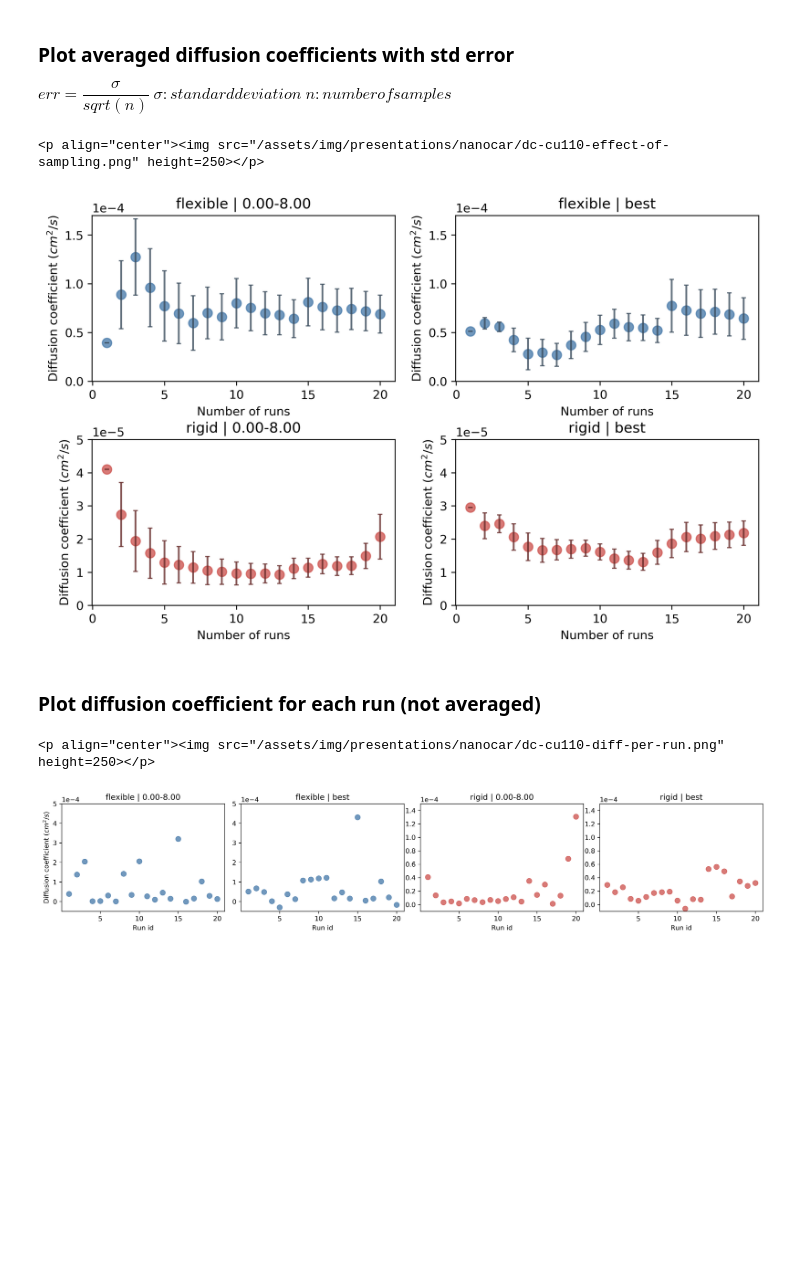
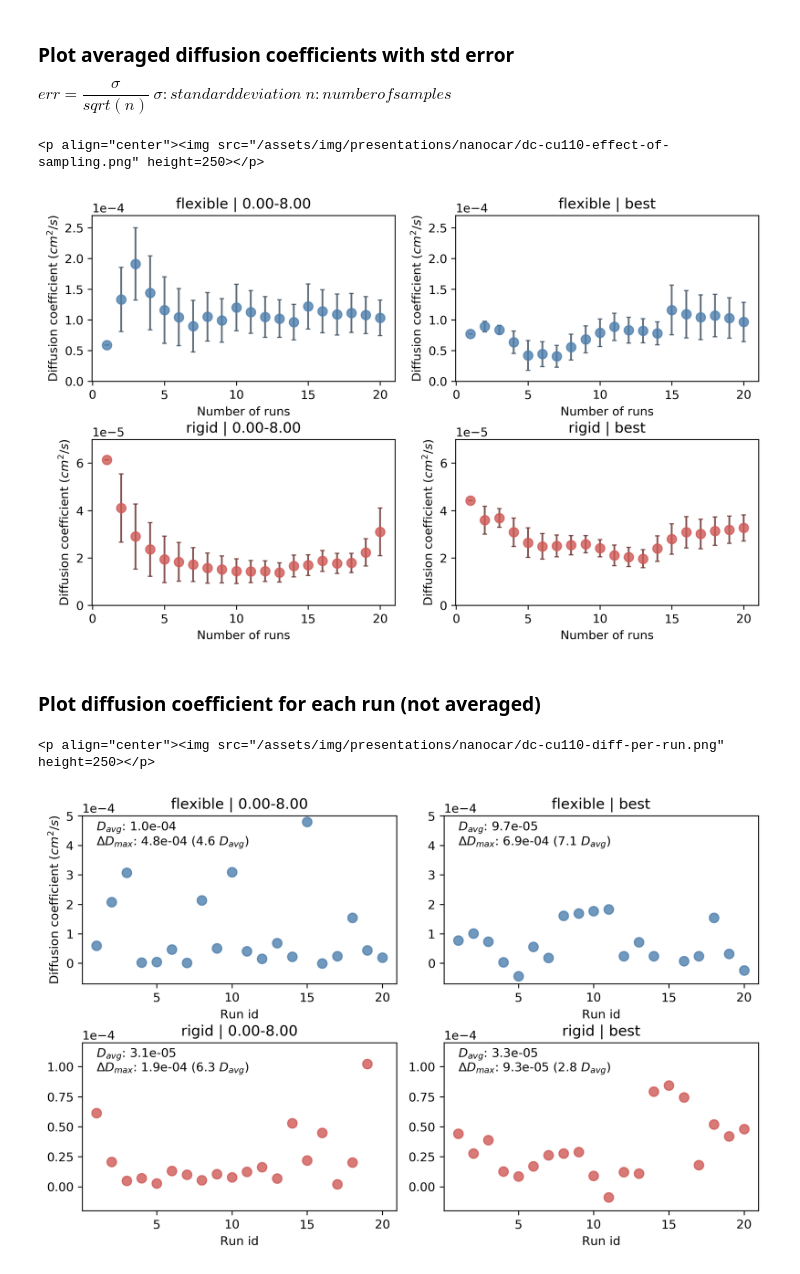
Before and after one commit to kbsezginel/nanocar-misc, a Jupyter notebook: diffusion/analysis/effect-of-sampling.ipynb, the cells around one changed output. Cells and saved outputs as stored; diff of their text form; code cells hidden in the pictures; blank space fills up the shorter version.

Commit message:
Update diffusion analysis.

```diff
--- a/diffusion/analysis/effect-of-sampling.ipynb
+++ b/diffusion/analysis/effect-of-sampling.ipynb
@@ -18,11 +22,10 @@ ALL_DATA = {}
 for sim_type in ['temperature-flexible', 'temperature-rigid']:
     DATA = {}
     simdir = '%s/%s/%s/%s' % (data_dir, sim_type, mol_name, temperature)
-    for run in range(20):
-        runs = list(range(1, run + 2))
-        simlist = [os.path.join(simdir, str(r)) for r in runs]
-        pos_array = read_position_array(simlist, directions=['x', 'y', 'z'], t_skip=2, log='log.%s' % mol_name)
-        DATA[run + 1] = calculate_diffusion_coefficient(pos_array, average_frames=1, fs_per_frame=1000)
+    for run in range(1, 21):
+        simlist = [os.path.join(simdir, str(run))]
+        pos_array = read_position_array(simlist, directions=['x', 'y'], t_skip=2, log='log.%s' % mol_name)
+        DATA[run] = calculate_diffusion_coefficient(pos_array, average_frames=1, fs_per_frame=1000)
     ALL_DATA[sim_type.split('-')[1]] = DATA
 # %% [output]
 1 runs:
@@ -79,10 +47,0 @@ print('<p align="center"><img src="/assets/img/presentations/nanocar/%s" height=
-# %%
-ALL_DATA = {}
-for sim_type in ['temperature-flexible', 'temperature-rigid']:
-    DATA = {}
-    simdir = '%s/%s/%s/%s' % (data_dir, sim_type, mol_name, temperature)
-    for run in range(1, 21):
-        simlist = [os.path.join(simdir, str(run))]
-        pos_array = read_position_array(simlist, directions=['x', 'y', 'z'], t_skip=2, log='log.%s' % mol_name)
-        DATA[run] = calculate_diffusion_coefficient(pos_array, average_frames=1, fs_per_frame=1000)
-    ALL_DATA[sim_type.split('-')[1]] = DATA
@@ -111,7 +52,7 @@ $ err = \dfrac{\sigma}{sqrt(n)} $   $ \sigma: standard deviation $   $ n: number
 fig = plt.figure(figsize=(10, 6), dpi=300)
 fig.subplots_adjust(wspace=0.2, hspace=0.35)
 fit_ranges = ['0.00-8.00', 'best']
-ylims = dict(flexible=(0, 1.7e-4), rigid=(0, .5e-4))
+ylims = dict(flexible=(0, 2.7e-4), rigid=(0, 0.7e-4))
 runs = list(range(1, 21))
 idx = 1
 for sim_type in ALL_DATA:
@@ -124,7 +65,7 @@ for sim_type in ALL_DATA:
             runs.append(run)
         ax = fig.add_subplot(len(fit_ranges), 2, idx)
         ax.errorbar(runs, diff, yerr=diff_err, linestyle="None", capsize=2, c=shades[sim_type], alpha=0.8)
-        ax.scatter(runs, diff, alpha=0.8, s=60, c=colors[sim_type])
+        ax.scatter(runs, diff, alpha=0.8, s=60, c=colors[sim_type], zorder=3)
 
         ax.set_ylim(ylims[sim_type])
         ax.set_ylabel('Diffusion coefficient $(cm^2/s)$')
@@ -139,35 +80,40 @@ plt.savefig(os.path.join(pltdir, pltname), dpi=300, transparent=True, bbox_inche
 print('<p align="center"><img src="/assets/img/presentations/nanocar/%s" height=250></p>' % pltname)
 # %% [output]
 <p align="center"><img src="/assets/img/presentations/nanocar/dc-cu110-effect-of-sampling.png" height=250></p>
-[figure, old version]
+[figure, new version]
 # %% [markdown]
 ### Plot diffusion coefficient for each run (not averaged)
 # %%
-fig = plt.figure(figsize=(19, 3), dpi=300)
-fig.subplots_adjust(wspace=0.1, hspace=0.35)
+fig = plt.figure(figsize=(10, 6), dpi=300)
+fig.subplots_adjust(wspace=0.15, hspace=0.35)
 fit_ranges = ['0.00-8.00', 'best']
-ylims = dict(flexible=(-5e-5, 5e-4), rigid=(-1e-5, 1.5e-4))
+ylims = dict(flexible=(-7e-5, 5e-4), rigid=(-2e-5, 1.2e-4))
 runs = list(range(1, 21))
 idx = 1
 for sim_type in ALL_DATA:
     for fit_range in fit_ranges:
         diff = [ALL_DATA[sim_type][r][fit_range]['cm2/s'] for r in runs]
 
-        ax = fig.add_subplot(1, 4, idx)
+        ax = fig.add_subplot(2, 2, idx)
         ax.scatter(runs, diff, alpha=0.8, s=60, c=colors[sim_type])
 
         ax.set_ylim(ylims[sim_type])
         if idx == 1:
             ax.set_ylabel('Diffusion coefficient $(cm^2/s)$')
         ax.set_xlabel('Run id')
         ax.set_title('%s | %s' % (sim_type, fit_range))
         ax.ticklabel_format(style='sci', axis='y', scilimits=(0,0))
+
+        max_diff = max(diff) - min(diff)
+        avg_diff = np.average([ALL_DATA[sim_type][r][fit_range]['cm2/s'] for r in range(1, 21)], axis=0)
+        ax.text(1, ylims[sim_type][1] * 0.9, '$D_{avg}$: %.1e' % avg_diff)
+        ax.text(1, ylims[sim_type][1] * 0.8, '$\Delta D_{max}$: %.1e (%.1f $D_{avg}$)' % (max_diff, max_diff / avg_diff))
         idx += 1
 
 pltdir = '/home/kutay/Documents/git/kbsezginel.github.io/assets/img/presentations/nanocar'
 pltname = 'dc-cu110-diff-per-run.png'
 plt.savefig(os.path.join(pltdir, pltname), dpi=300, transparent=True, bbox_inches='tight')
 print('<p align="center"><img src="/assets/img/presentations/nanocar/%s" height=250></p>' % pltname)
 # %% [output]
 <p align="center"><img src="/assets/img/presentations/nanocar/dc-cu110-diff-per-run.png" height=250></p>
-[figure, old version]
+[figure, new version]
```
Also changed, not shown: parts of 8 cells of this notebook, 6 other files.
